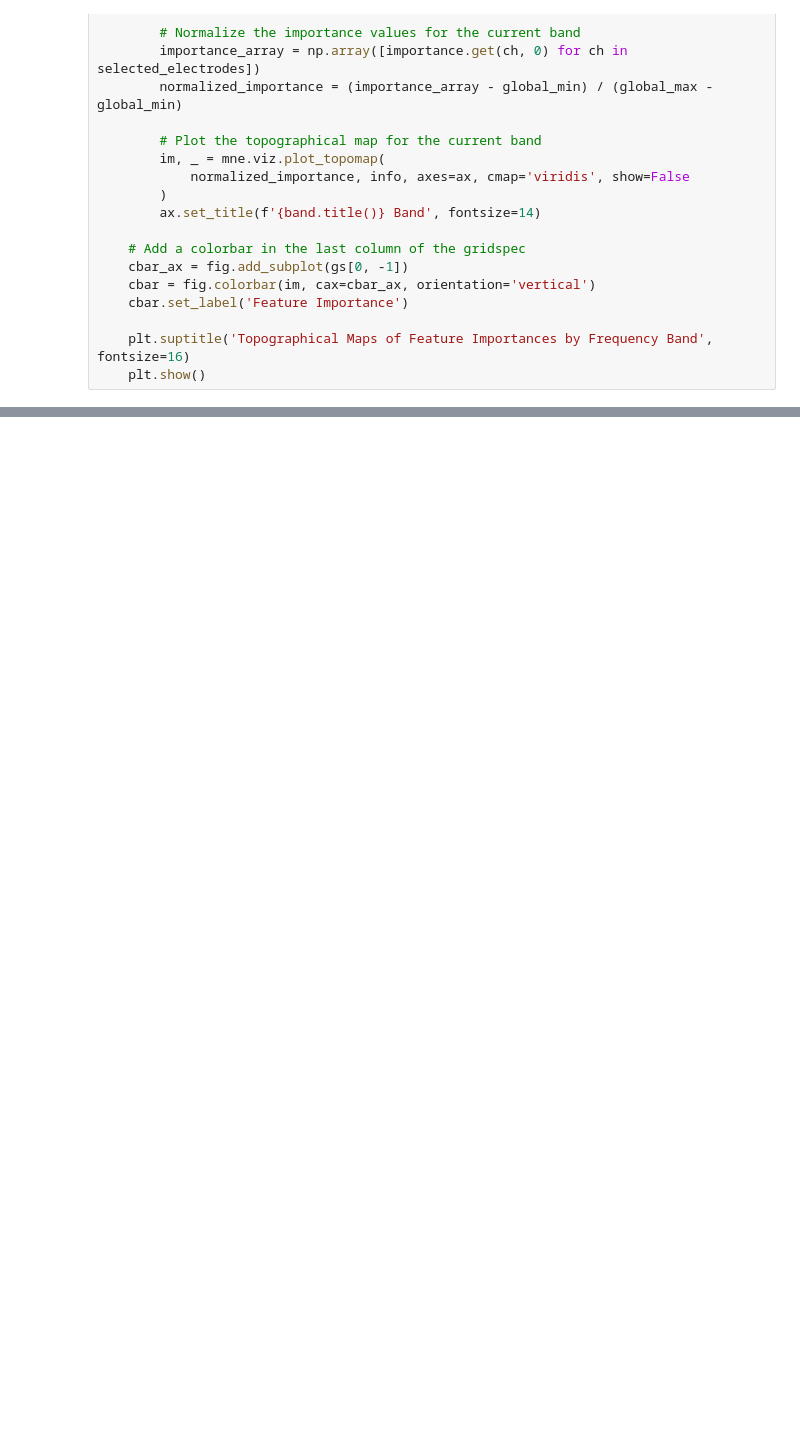
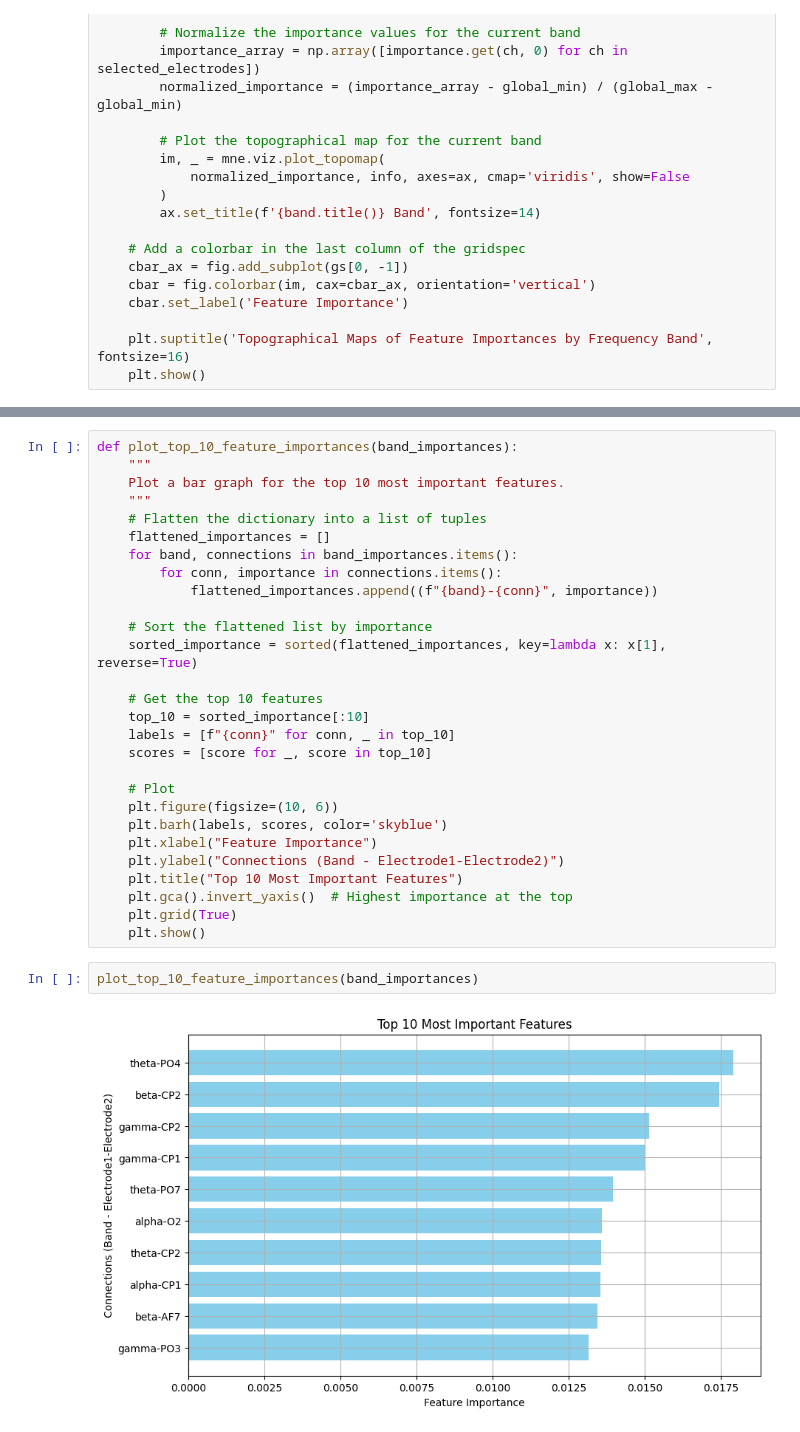
Before and after one commit to omaraguilarr84/Project-InnerSpeech, a Jupyter notebook: Scripts/rf_bp.ipynb, the cells around one changed output, grey strips where cells are left out. Cells and saved outputs as stored; diff of their text form; blank space fills up the shorter version.

```diff
--- a/Scripts/rf_bp.ipynb
+++ b/Scripts/rf_bp.ipynb
@@ -126,0 +153,32 @@ Random Forest accuracy: 1.00
+# %%
+def plot_top_10_feature_importances(band_importances):
+    """
+    Plot a bar graph for the top 10 most important features.
+    """
+    # Flatten the dictionary into a list of tuples
+    flattened_importances = []
+    for band, connections in band_importances.items():
+        for conn, importance in connections.items():
+            flattened_importances.append((f"{band}-{conn}", importance))
+
+    # Sort the flattened list by importance
+    sorted_importance = sorted(flattened_importances, key=lambda x: x[1], reverse=True)
+
+    # Get the top 10 features
+    top_10 = sorted_importance[:10]
+    labels = [f"{conn}" for conn, _ in top_10]
+    scores = [score for _, score in top_10]
+
+    # Plot
+    plt.figure(figsize=(10, 6))
+    plt.barh(labels, scores, color='skyblue')
+    plt.xlabel("Feature Importance")
+    plt.ylabel("Connections (Band - Electrode1-Electrode2)")
+    plt.title("Top 10 Most Important Features")
+    plt.gca().invert_yaxis()  # Highest importance at the top
+    plt.grid(True)
+    plt.show()
+# %%
+plot_top_10_feature_importances(band_importances)
+# %% [output]
+[figure, added]
```
Also changed, not shown: parts of 4 cells of this notebook, 6 other files.
